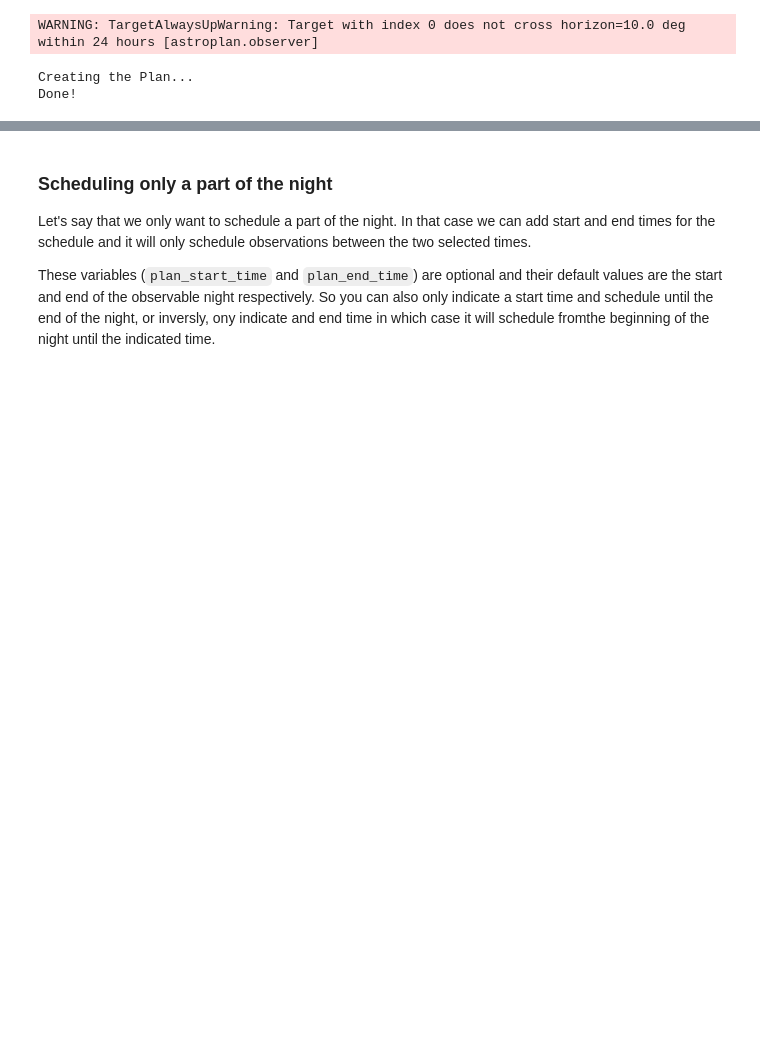
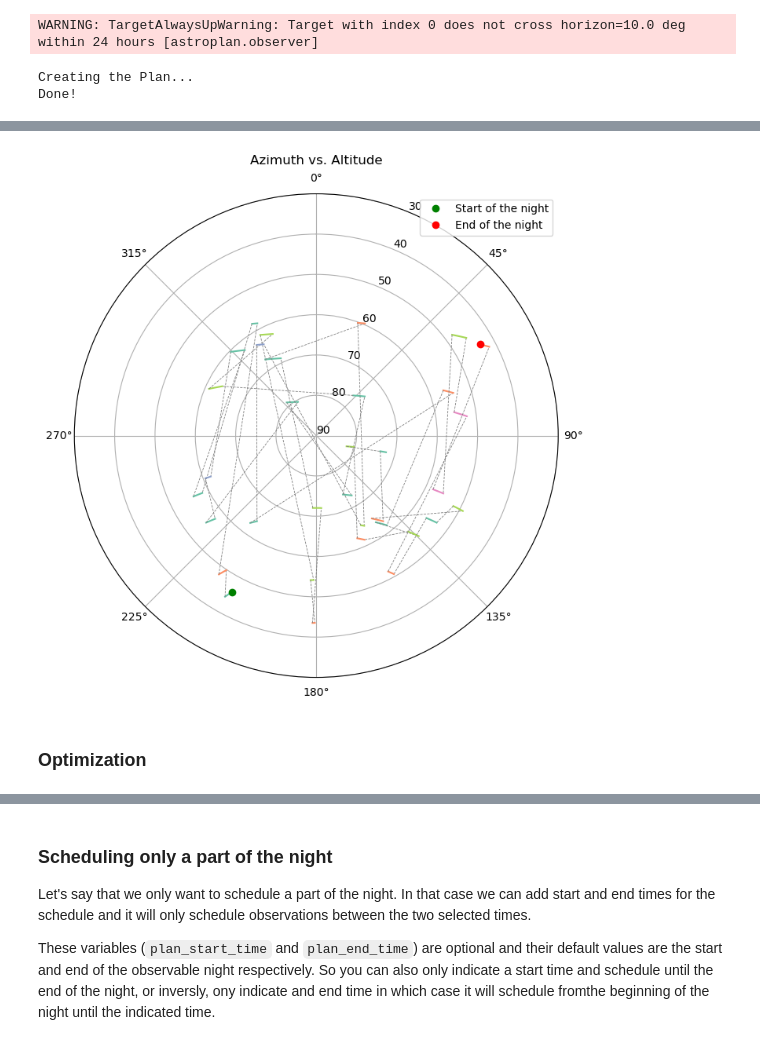
Before and after one commit to nicochunger/SCOPES, a Jupyter notebook: scopes_example.ipynb, the cells around one changed output, grey strips where cells are left out. Saved outputs shown, nothing was run; the diff lists cells and outputs as text; code cells hidden in the pictures; blank space fills up the shorter version.

```diff
--- a/scopes_example.ipynb
+++ b/scopes_example.ipynb
@@ -371,0 +358,6 @@ plan.plot()
+# %%
+plan.plot_polar()
+# %% [output]
+[figure, added]
+# %% [markdown]
+### Optimization
```
Also changed, not shown: parts of 27 cells of this notebook, 3 other files.
